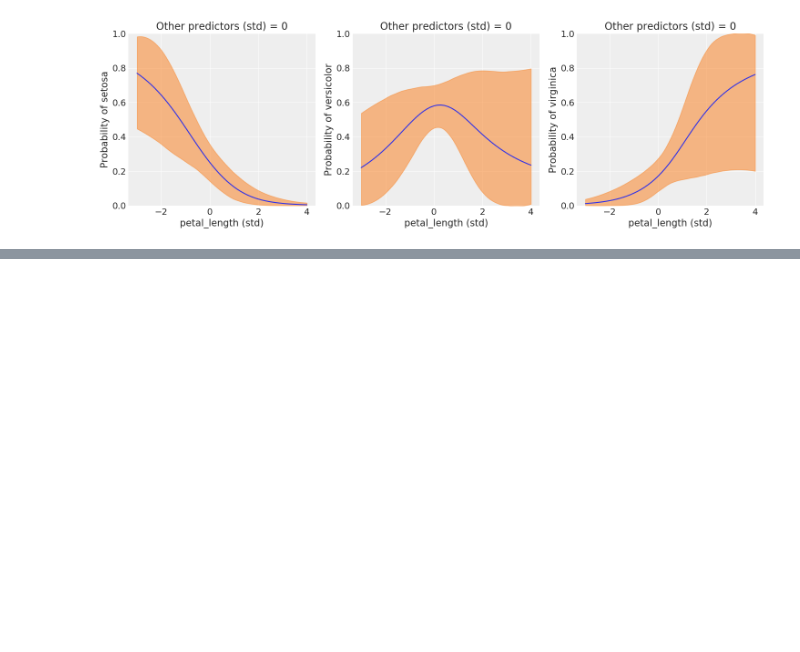
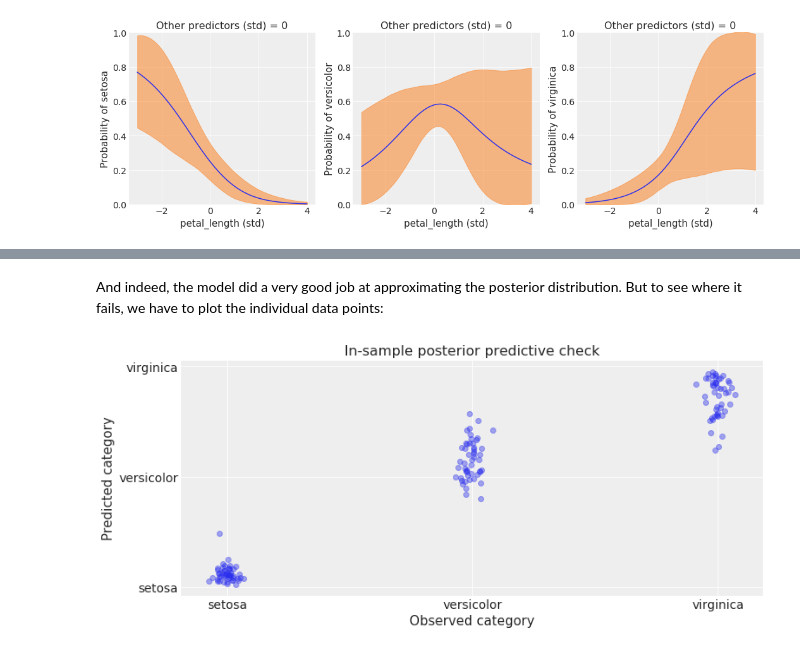
Before and after one commit to aloctavodia/BAP, a Jupyter notebook: extras/multinomial_ppcs.ipynb, the cells around one changed output, grey strips where cells are left out. Drawn from its saved outputs; the diff is of its cells as text; code cells hidden in the pictures; blank space fills up the shorter version.

```diff
--- a/extras/multinomial_ppcs.ipynb
+++ b/extras/multinomial_ppcs.ipynb
@@ -166,0 +165,15 @@ predictor_seq = np.linspace([-3] * 4, [4] * 4)
+# %% [markdown]
+And indeed, the model did a very good job at approximating the posterior distribution. But to see where it fails, we have to plot the individual data points:
+# %%
+y_pred = post_checks["yl"].mean(0)
+jitter = np.random.normal(0, 0.03, len(y_s))
+
+plt.figure(figsize=(12, 5))
+plt.scatter(y_s + jitter, y_pred, alpha=0.4)
+plt.xticks(range(3), iris.species.unique())
+plt.xlabel("Observed category")
+plt.yticks(range(3), iris.species.unique())
+plt.ylabel("Predicted category")
+plt.title("In-sample posterior predictive check")
+# %% [output]
+[figure, added]
```
Also changed, not shown: parts of 18 cells of this notebook.
